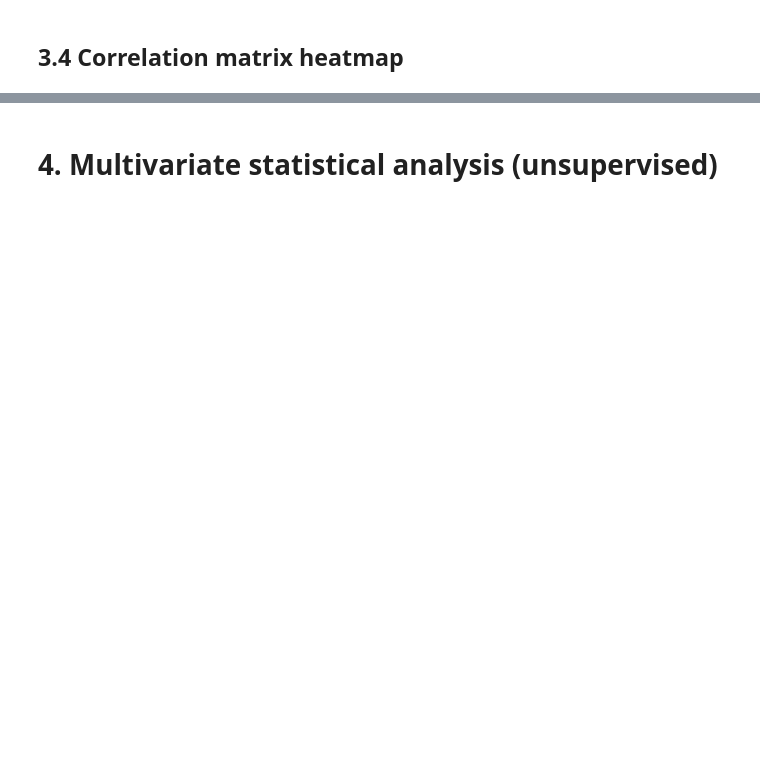
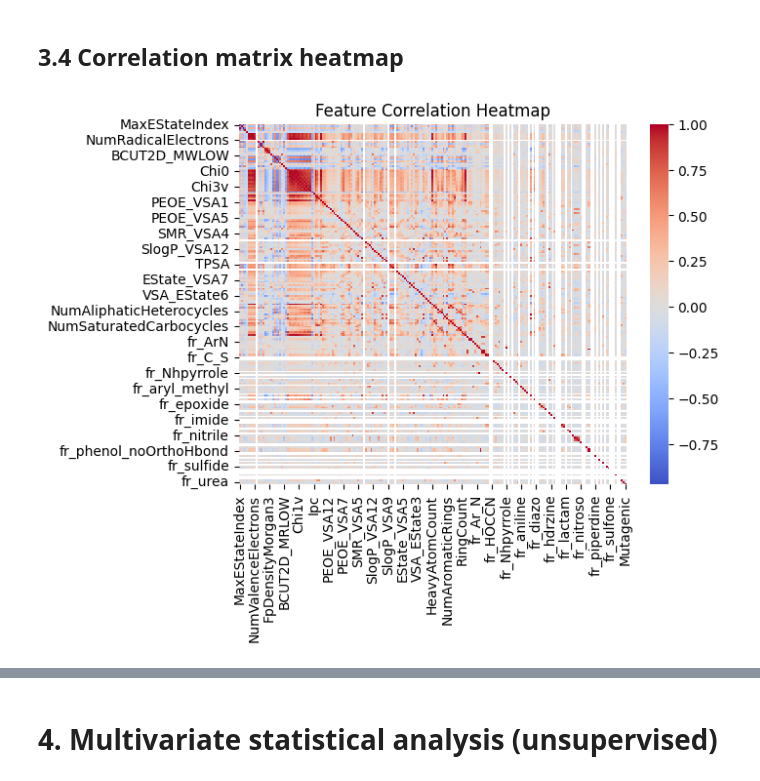
Before and after one commit to arog-bioinfo/ECDB_Project, a Jupyter notebook: trabalho_py/relatorio_grupo1_Artur.ipynb, the cells around one changed output, grey strips where cells are left out. Drawn from its saved outputs; the diff is of its cells as text; code cells hidden in the pictures; blank space fills up the shorter version.

```diff
--- a/trabalho_py/relatorio_grupo1_Artur.ipynb
+++ b/trabalho_py/relatorio_grupo1_Artur.ipynb
@@ -377,7 +378,8 @@ for feature in top_features:
 # %% [markdown]
 ## 3.4 Correlation matrix heatmap
 # %%
-plt.figure(figsize=(10, 8))
 sns.heatmap(df.corr(), cmap='coolwarm', center=0)
-plt.title("Correlation Matrix")
+plt.title("Feature Correlation Heatmap")
 plt.show()
+# %% [output]
+[figure, added]
```
Also changed, not shown: parts of 36 cells of this notebook.
